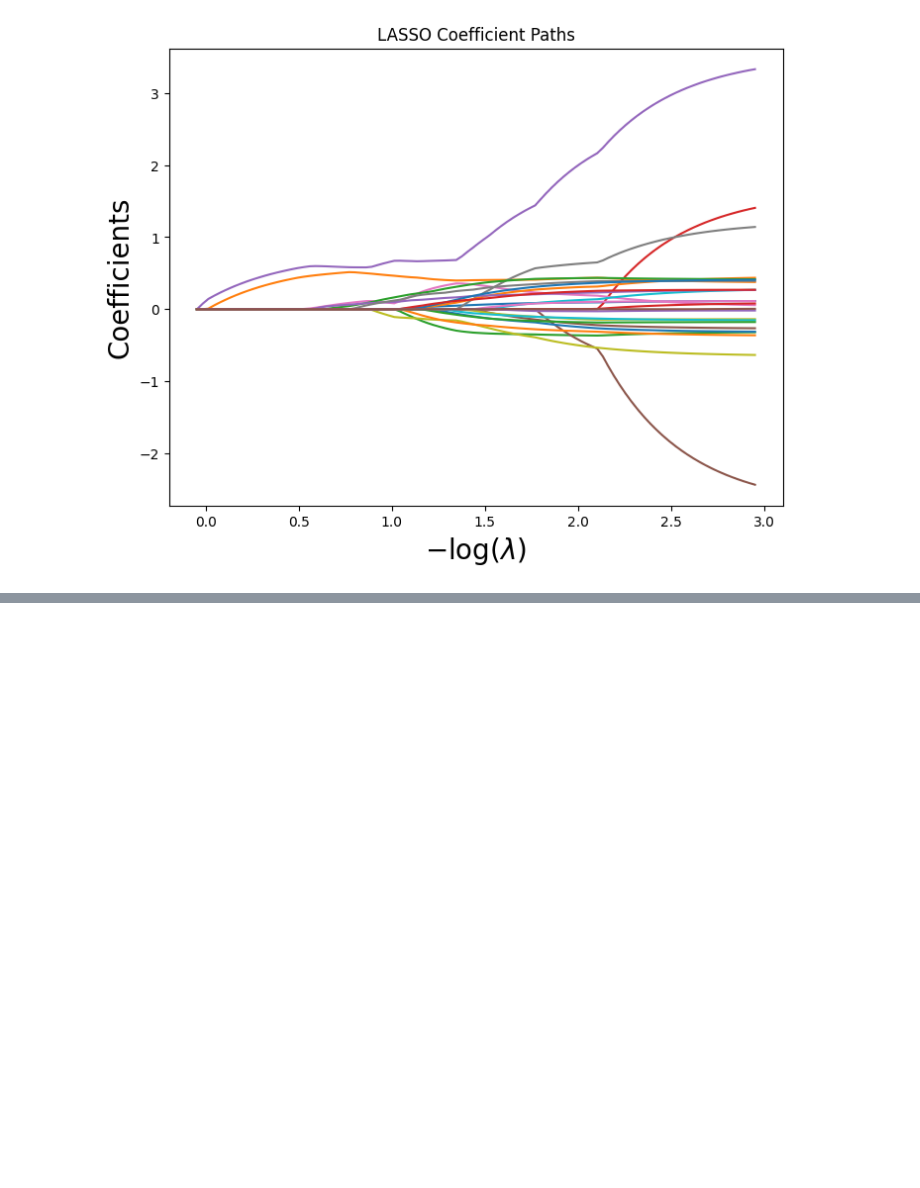
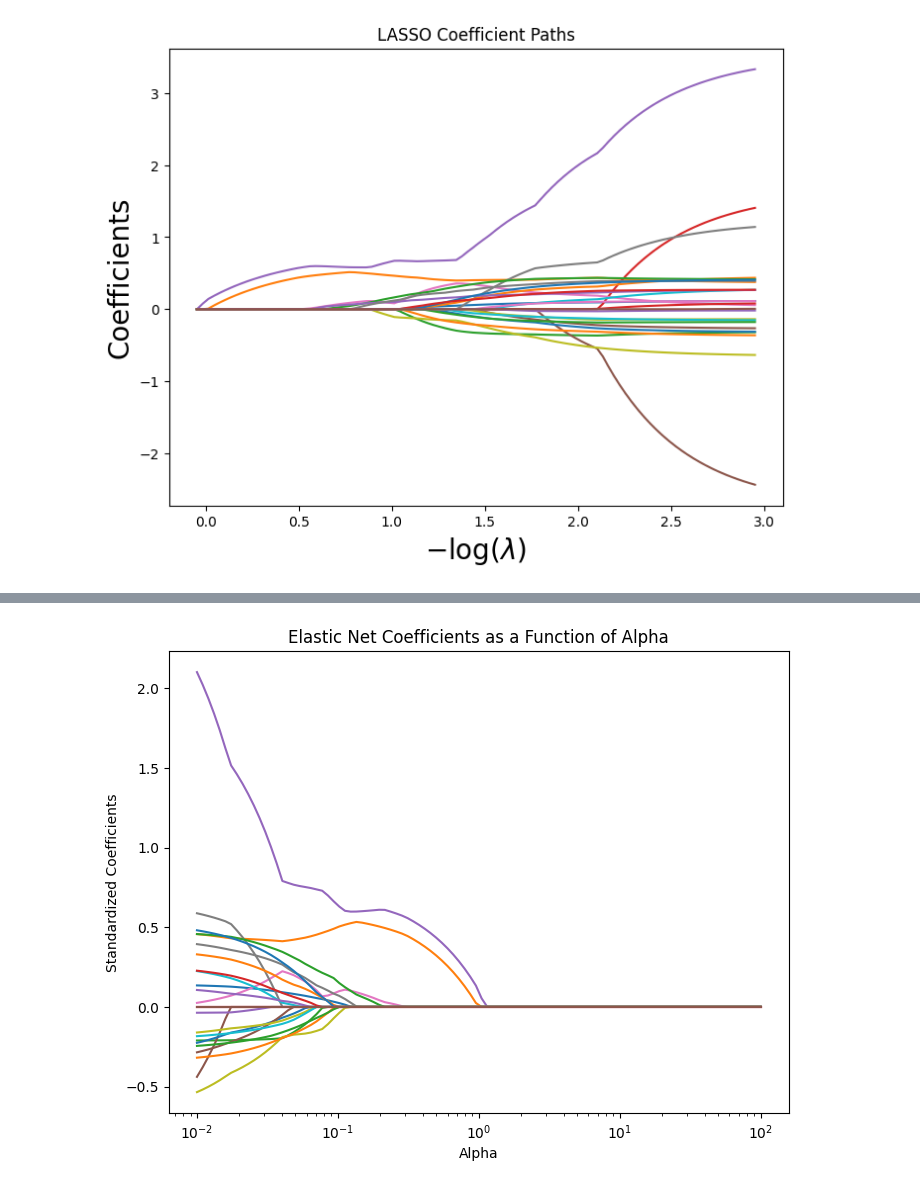
Before and after one commit to JHamoni676/cs5830-FinalProject, a Jupyter notebook: finalproject.ipynb, the cells around one changed output, grey strips where cells are left out. Cells and saved outputs as stored; diff of their text form; code cells hidden in the pictures; blank space fills up the shorter version.

Commit message:
Elastic net

```diff
--- a/finalproject.ipynb
+++ b/finalproject.ipynb
@@ -624,0 +610,79 @@ plt.show()
+# %%
+from sklearn.linear_model import ElasticNet, ElasticNetCV
+from sklearn.model_selection import train_test_split
+from sklearn.metrics import mean_squared_error, classification_report
+
+# Split the dataset
+X_train, X_test, y_train, y_test = train_test_split(X, y, test_size=0.2, random_state=42, stratify=y)
+
+# Apply Elastic Net with arbitrary parameters
+elastic_net = ElasticNet(alpha=1.0, l1_ratio=0.5, max_iter=10000, random_state=42)
+elastic_net.fit(X_train, y_train)
+
+# Evaluate model performance
+print("Elastic Net Regression with alpha=1.0, l1_ratio=0.5")
+print("R squared training set:", round(elastic_net.score(X_train, y_train) * 100, 2))
+print("R squared test set:", round(elastic_net.score(X_test, y_test) * 100, 2))
+
+# Calculate MSE
+pred_train = elastic_net.predict(X_train)
+mse_train = mean_squared_error(y_train, pred_train)
+print("MSE training set:", round(mse_train, 2))
+
+pred_test = elastic_net.predict(X_test)
+mse_test = mean_squared_error(y_test, pred_test)
+print("MSE test set:", round(mse_test, 2))
+
+# Use ElasticNetCV to find the optimal alpha and l1_ratio
+elastic_net_cv = ElasticNetCV(cv=5, l1_ratio=[0.1, 0.2, 0.3, 0.4, 0.5, 0.6, 0.7, 0.8, 0.9, 1.0], random_state=42, max_iter=10000)
+elastic_net_cv.fit(X_train, y_train)
+
+# Optimal alpha and l1_ratio
+print("Optimal Alpha:", elastic_net_cv.alpha_)
+print("Optimal L1 Ratio:", elastic_net_cv.l1_ratio_)
+
+# Apply Elastic Net with optimal parameters
+elastic_net_best = ElasticNet(alpha=elastic_net_cv.alpha_, l1_ratio=elastic_net_cv.l1_ratio_, max_iter=10000, random_state=42)
+elastic_net_best.fit(X_train, y_train)
+
+# Coefficients and feature names
+coefficients = list(zip(elastic_net_best.coef_, X.columns))
+non_zero_coefficients = [coef for coef in coefficients if coef[0] != 0]
+
+print("Non-zero Coefficients:")
+for coef, name in non_zero_coefficients:
+    print(f"{name}: {coef}")
+
+# Predict using the final Elastic Net model
+pred_test = elastic_net_best.predict(X_test)
+
+# Convert predictions to class labels (e.g., by rounding)
+y_pred_class = np.round(pred_test).astype(int)  # Ensure class labels are integers
+
+# Ensure class alignment
+unique_labels = sorted(np.unique(y_test))
+target_names = [label_mapping[label] for label in unique_labels]
+
+# Evaluate classification metrics
+print("Elastic Net Regression Classification Metrics")
+print(classification_report(y_test, y_pred_class, target_names=target_names, labels=unique_labels))
+
+# Visualize the role of alpha and l1_ratio on coefficients
+alphas = np.logspace(-2, 2, 100)
+coefs = []
+
+for a in alphas:
+    elastic_net_best.set_params(alpha=a)
+    elastic_net_best.fit(X_train, y_train)
+    coefs.append(elastic_net_best.coef_)
+
+plt.figure(figsize=(8, 6))
+ax = plt.gca()
+ax.plot(alphas, coefs)
+ax.set_xscale("log")
+plt.axis("tight")
+plt.xlabel("Alpha")
+plt.ylabel("Standardized Coefficients")
+plt.title("Elastic Net Coefficients as a Function of Alpha")
+plt.show()
+# %% [output]
@@ -624,0 +706 @@ plt.show()
+[figure, added]
```
Also changed, not shown: parts of 2 cells of this notebook.
